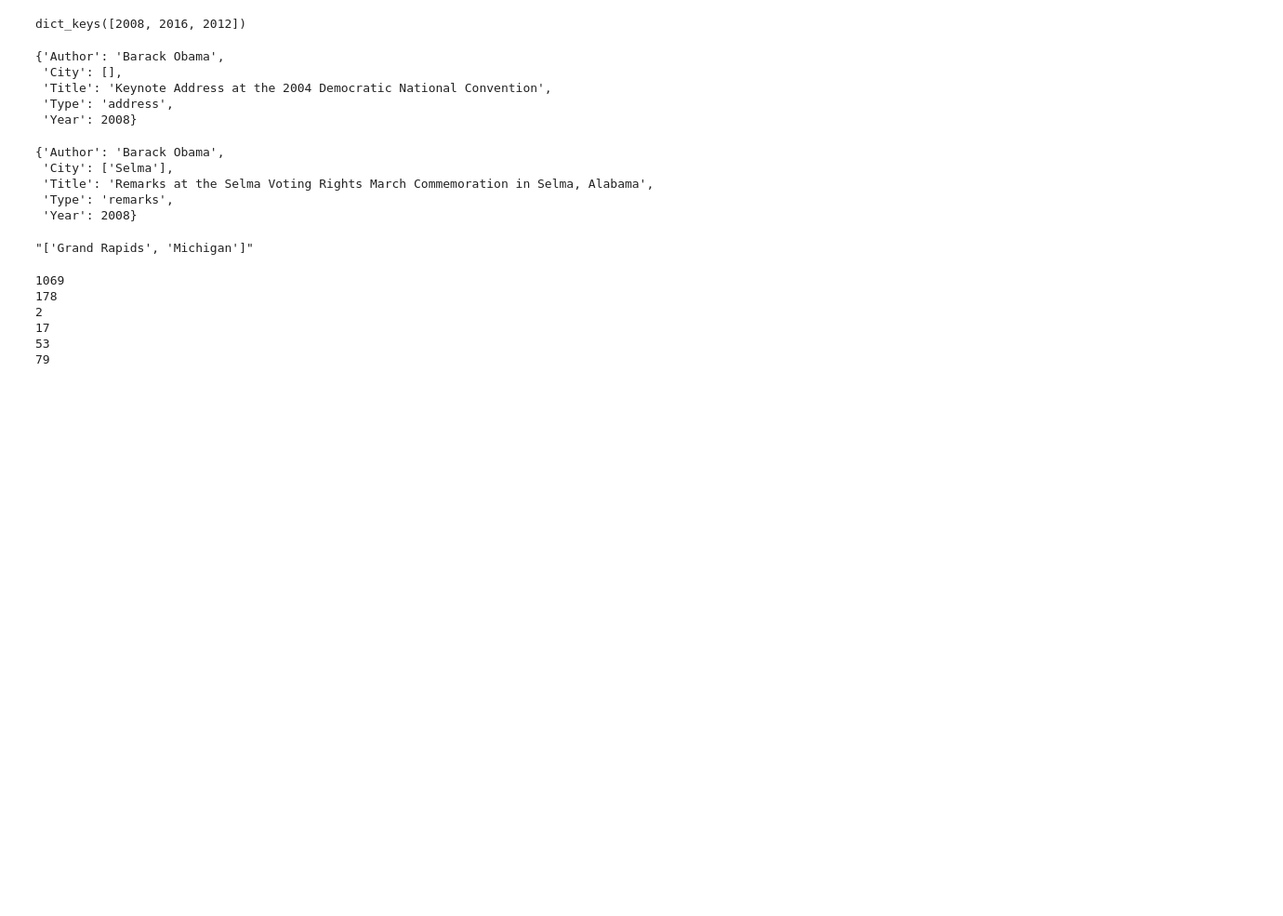
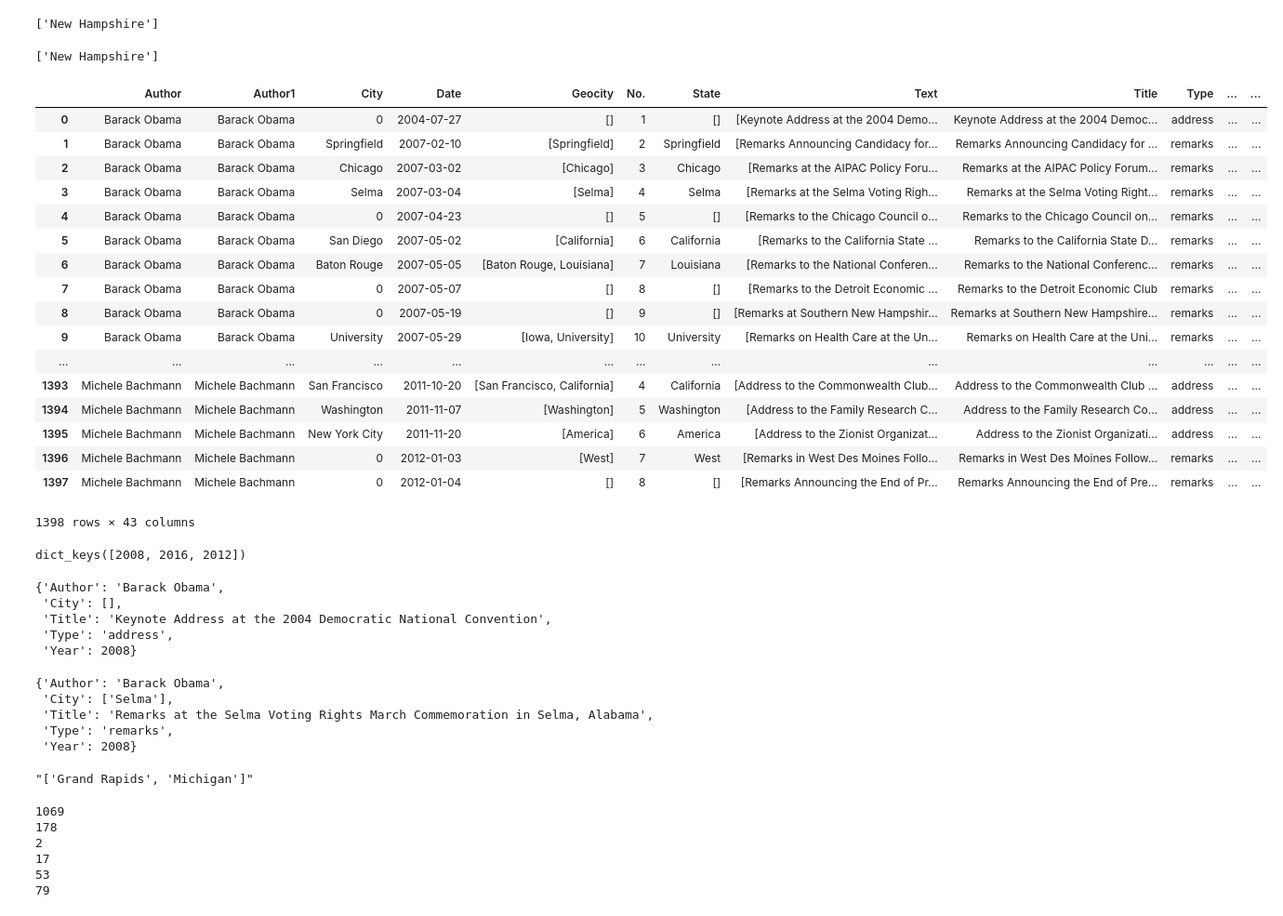
Before and after one commit to Alicechung/ML_finalPJT, a Jupyter notebook: Code/ML_preprocessing texts.ipynb, the cells around one changed output. Shown at 93% size. Drawn from its saved outputs; the diff is of its cells as text; code cells hidden in the pictures; blank space fills up the shorter version.

```diff
--- a/Code/ML_preprocessing texts.ipynb
+++ b/Code/ML_preprocessing texts.ipynb
@@ -143,3 +248,11 @@ dict_keys([2008, 2016, 2012])
+# %%
+run.cities
+# %% [output]
+['New Hampshire']
+# %%
+run.cities
+# %% [output]
+['New Hampshire']
 # %%
 temp = {}
 for year1, values1 in pe_dict.items():
@@ -154,3 +267,24 @@ for year1, values1 in pe_dict.items():
 #print(pd.DataFrame(temp))
 # %%
 df = pd.DataFrame(temp)
+# %%
+df
+# %% [output]
+|  | Author | Author1 | City | Date | Geocity | No. | State | Text | Title | Type | ... | ... |
+| 0 | Barack Obama | Barack Obama | 0 | 2004-07-27 | [] | 1 | [] | [Keynote Address at the 2004 Demo... | Keynote Address at the 2004 Democ... | address | ... | ... |
+| 1 | Barack Obama | Barack Obama | Springfield | 2007-02-10 | [Springfield] | 2 | Springfield | [Remarks Announcing Candidacy for... | Remarks Announcing Candidacy for ... | remarks | ... | ... |
+| 2 | Barack Obama | Barack Obama | Chicago | 2007-03-02 | [Chicago] | 3 | Chicago | [Remarks at the AIPAC Policy Foru... | Remarks at the AIPAC Policy Forum... | remarks | ... | ... |
+| 3 | Barack Obama | Barack Obama | Selma | 2007-03-04 | [Selma] | 4 | Selma | [Remarks at the Selma Voting Righ... | Remarks at the Selma Voting Right... | remarks | ... | ... |
+| 4 | Barack Obama | Barack Obama | 0 | 2007-04-23 | [] | 5 | [] | [Remarks to the Chicago Council o... | Remarks to the Chicago Council on... | remarks | ... | ... |
+| 5 | Barack Obama | Barack Obama | San Diego | 2007-05-02 | [California] | 6 | California | [Remarks to the California State ... | Remarks to the California State D... | remarks | ... | ... |
+| 6 | Barack Obama | Barack Obama | Baton Rouge | 2007-05-05 | [Baton Rouge, Louisiana] | 7 | Louisiana | [Remarks to the National Conferen... | Remarks to the National Conferenc... | remarks | ... | ... |
+| 7 | Barack Obama | Barack Obama | 0 | 2007-05-07 | [] | 8 | [] | [Remarks to the Detroit Economic ... | Remarks to the Detroit Economic Club | remarks | ... | ... |
+| 8 | Barack Obama | Barack Obama | 0 | 2007-05-19 | [] | 9 | [] | [Remarks at Southern New Hampshir... | Remarks at Southern New Hampshire... | remarks | ... | ... |
+| 9 | Barack Obama | Barack Obama | University | 2007-05-29 | [Iowa, University] | 10 | University | [Remarks on Health Care at the Un... | Remarks on Health Care at the Uni... | remarks | ... | ... |
+| ... | ... | ... | ... | ... | ... | ... | ... | ... | ... | ... | ... | ... |
+| 1393 | Michele Bachmann | Michele Bachmann | San Francisco | 2011-10-20 | [San Francisco, California] | 4 | California | [Address to the Commonwealth Club... | Address to the Commonwealth Club ... | address | ... | ... |
+| 1394 | Michele Bachmann | Michele Bachmann | Washington | 2011-11-07 | [Washington] | 5 | Washington | [Address to the Family Research C... | Address to the Family Research Co... | address | ... | ... |
+| 1395 | Michele Bachmann | Michele Bachmann | New York City | 2011-11-20 | [America] | 6 | America | [Address to the Zionist Organizat... | Address to the Zionist Organizati... | address | ... | ... |
+| 1396 | Michele Bachmann | Michele Bachmann | 0 | 2012-01-03 | [West] | 7 | West | [Remarks in West Des Moines Follo... | Remarks in West Des Moines Follow... | remarks | ... | ... |
+| 1397 | Michele Bachmann | Michele Bachmann | 0 | 2012-01-04 | [] | 8 | [] | [Remarks Announcing the End of Pr... | Remarks Announcing the End of Pre... | remarks | ... | ... |
+1398 rows × 43 columns
```
Also changed, not shown: parts of 18 cells of this notebook, 1 other file.
